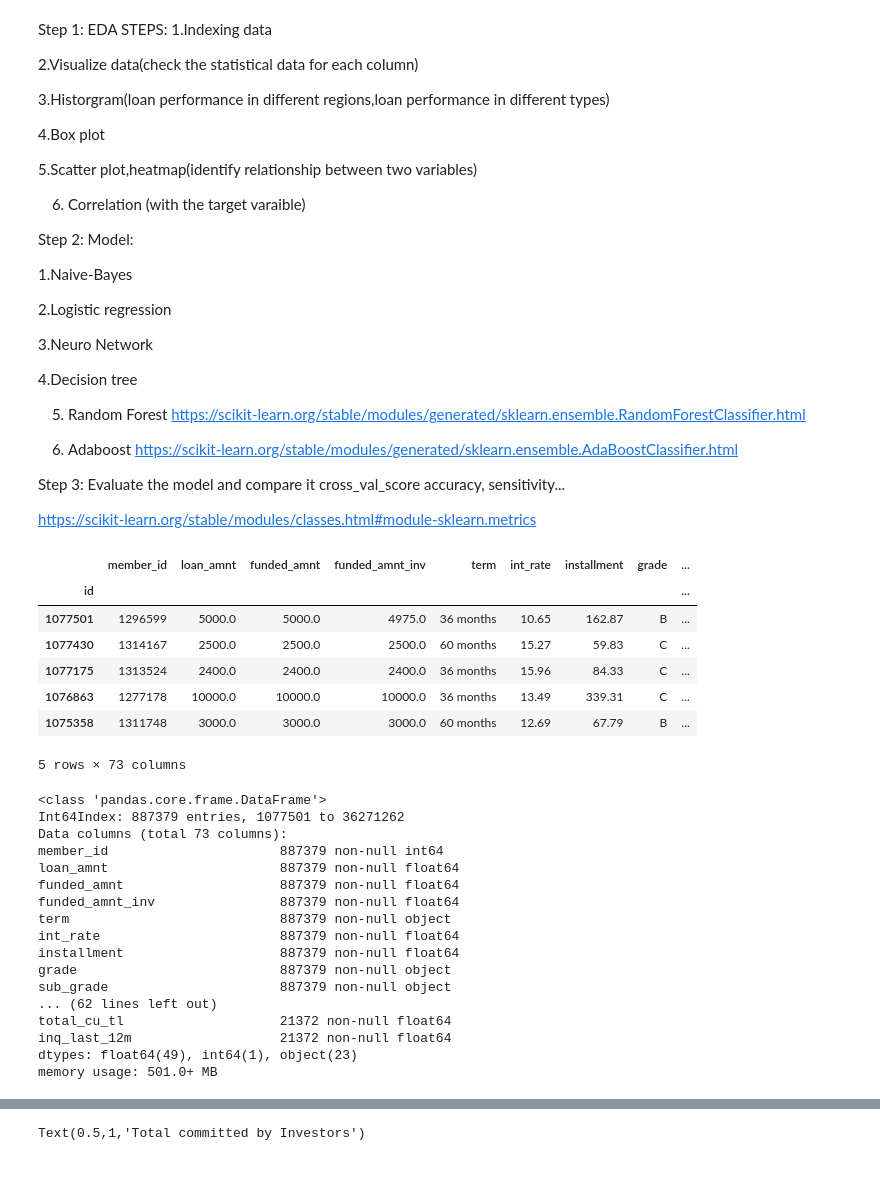
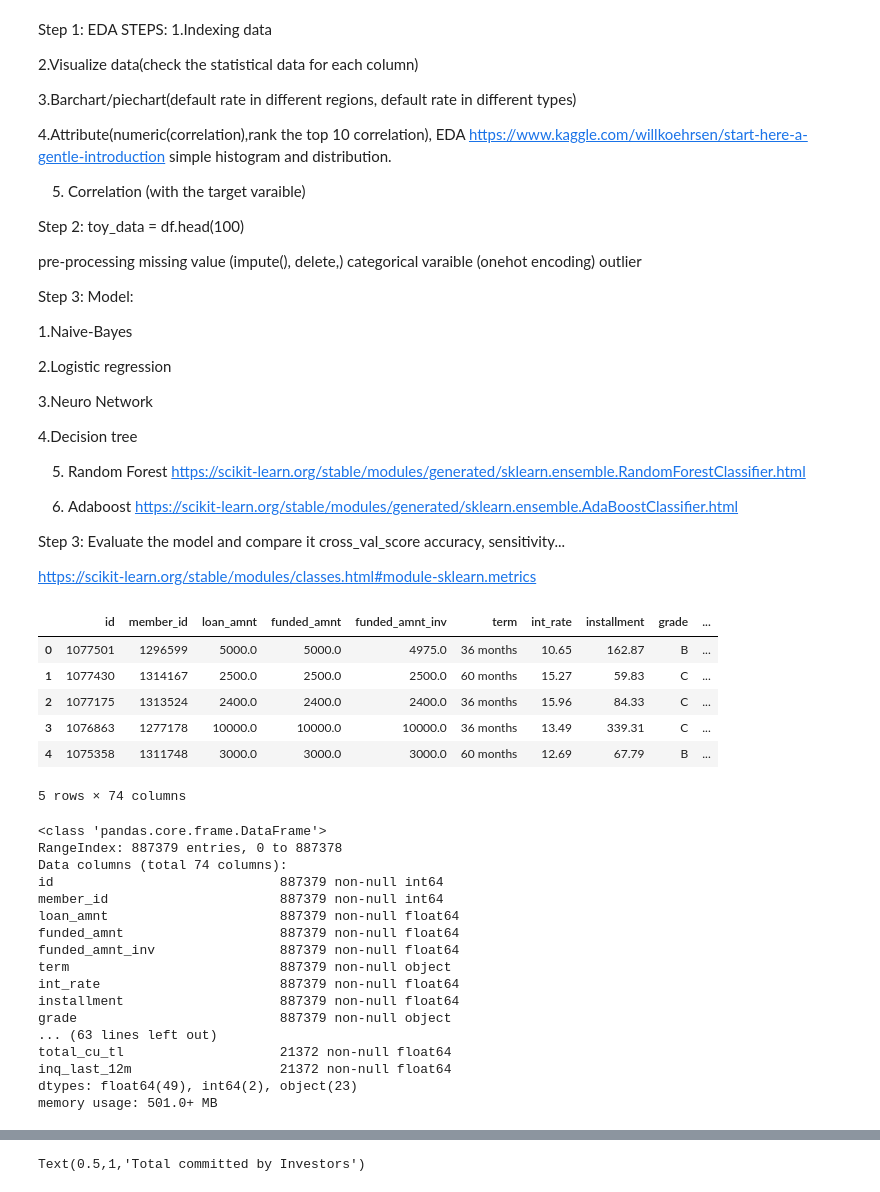
Before and after one commit to jetriver/Projects_Predictive-Model, a Jupyter notebook: Project-lending club.ipynb, the cells around one changed output, grey strips where cells are left out. Saved outputs shown, nothing was run; the diff lists cells and outputs as text; code cells hidden in the pictures.

```diff
--- a/Project-lending club.ipynb
+++ b/Project-lending club.ipynb
@@ -5,15 +5,24 @@ EDA STEPS:
 
 2.Visualize data(check the statistical data for each column)
 
-3.Historgram(loan performance in different regions,loan performance in different types)
+3.Barchart/piechart(default rate in different regions, default rate in different types)
 
-4.Box plot
+4.Attribute(numeric(correlation),rank the top 10 correlation),
+EDA
+https://www.kaggle.com/willkoehrsen/start-here-a-gentle-introduction
+simple histogram and distribution.
 
-5.Scatter plot,heatmap(identify relationship between two variables)
-
-6. Correlation (with the target varaible)
+5. Correlation (with the target varaible)
 
 Step 2:
+toy_data = df.head(100)
+
+pre-processing
+missing value (impute(), delete,)
+categorical varaible (onehot encoding)
+outlier
+
+Step 3:
 Model:
 
 1.Naive-Bayes
@@ -38,32 +47,37 @@ accuracy, sensitivity...
 https://scikit-learn.org/stable/modules/classes.html#module-sklearn.metrics
 # %%
 ##Thanks for Janio Alexander's code
+
 ##importing packages and data
 import pandas as pd
 import numpy as np
-loan=pd.read_csv('/Users/taotao/Desktop/loan/loan.csv',index_col='id',low_memory=False)
+loan=pd.read_csv('/Users/taotao/Desktop/loan/loan.csv',low_memory=False)
 loan_original=loan.copy()
+
 ##import packages for visualizing data
 import matplotlib.pyplot as plt
 import seaborn as sns
+
+# sklearn preprocessing for dealing with categorical variables
+from sklearn.preprocessing import LabelEncoder
+
 ##visualize data
 loan.head()
-loan.columns()
 # %% [output]
-|  | member_id | loan_amnt | funded_amnt | funded_amnt_inv | term | int_rate | installment | grade | ... |
-| id |  |  |  |  |  |  |  |  | ... |
-| 1077501 | 1296599 | 5000.0 | 5000.0 | 4975.0 | 36 months | 10.65 | 162.87 | B | ... |
-| 1077430 | 1314167 | 2500.0 | 2500.0 | 2500.0 | 60 months | 15.27 | 59.83 | C | ... |
-| 1077175 | 1313524 | 2400.0 | 2400.0 | 2400.0 | 36 months | 15.96 | 84.33 | C | ... |
-| 1076863 | 1277178 | 10000.0 | 10000.0 | 10000.0 | 36 months | 13.49 | 339.31 | C | ... |
-| 1075358 | 1311748 | 3000.0 | 3000.0 | 3000.0 | 60 months | 12.69 | 67.79 | B | ... |
+|  | id | member_id | loan_amnt | funded_amnt | funded_amnt_inv | term | int_rate | installment | grade | ... |
+| 0 | 1077501 | 1296599 | 5000.0 | 5000.0 | 4975.0 | 36 months | 10.65 | 162.87 | B | ... |
+| 1 | 1077430 | 1314167 | 2500.0 | 2500.0 | 2500.0 | 60 months | 15.27 | 59.83 | C | ... |
+| 2 | 1077175 | 1313524 | 2400.0 | 2400.0 | 2400.0 | 36 months | 15.96 | 84.33 | C | ... |
+| 3 | 1076863 | 1277178 | 10000.0 | 10000.0 | 10000.0 | 36 months | 13.49 | 339.31 | C | ... |
+| 4 | 1075358 | 1311748 | 3000.0 | 3000.0 | 3000.0 | 60 months | 12.69 | 67.79 | B | ... |
-5 rows × 73 columns
+5 rows × 74 columns
 # %%
 loan.info()
 # %% [output]
 <class 'pandas.core.frame.DataFrame'>
-Int64Index: 887379 entries, 1077501 to 36271262
-Data columns (total 73 columns):
+RangeIndex: 887379 entries, 0 to 887378
+Data columns (total 74 columns):
+id                             887379 non-null int64
 member_id                      887379 non-null int64
 loan_amnt                      887379 non-null float64
 funded_amnt                    887379 non-null float64
@@ -72,11 +86,10 @@ term                           887379 non-null object
 int_rate                       887379 non-null float64
 installment                    887379 non-null float64
 grade                          887379 non-null object
-sub_grade                      887379 non-null object
-... (62 lines left out)
+... (63 lines left out)
 total_cu_tl                    21372 non-null float64
 inq_last_12m                   21372 non-null float64
-dtypes: float64(49), int64(1), object(23)
+dtypes: float64(49), int64(2), object(23)
 memory usage: 501.0+ MB
 # %%
 # Replace the name of some columns
```
Also changed, not shown: parts of 27 cells of this notebook.
